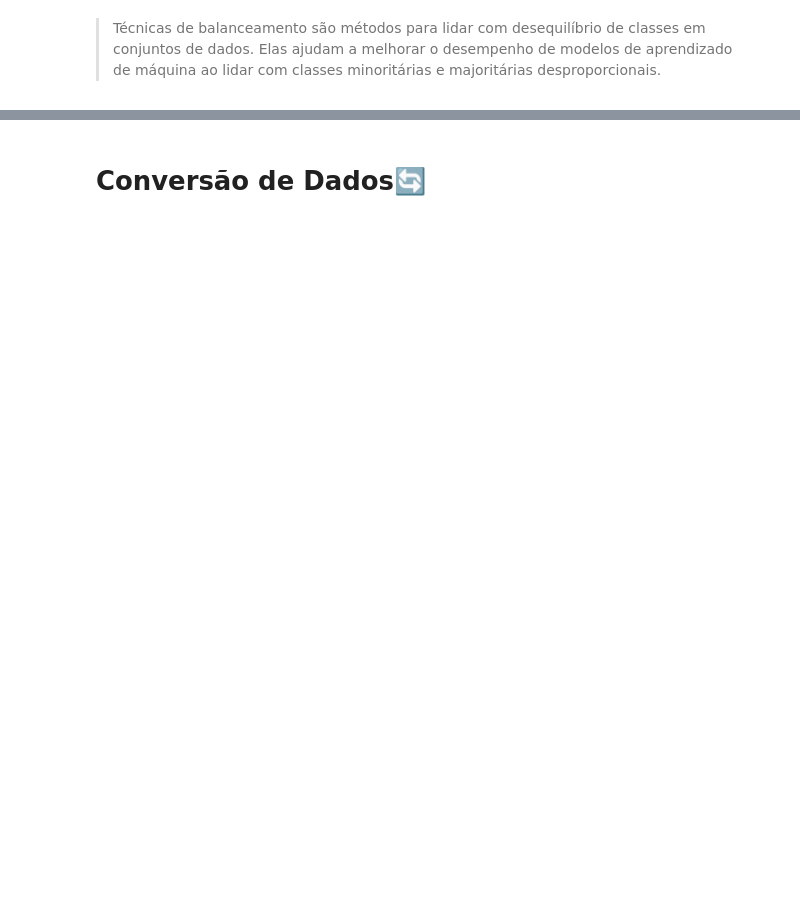
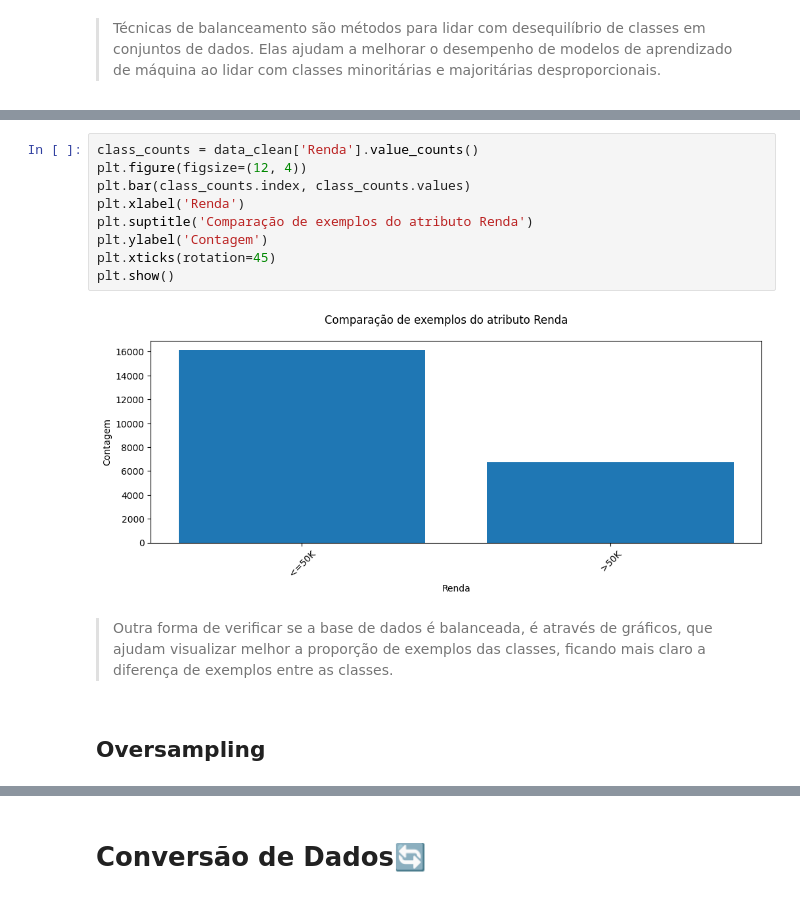
Before and after one commit to Henrique-Navarro/IA-PreProcessamento-Analise-de-Dados-Juptyter, a Jupyter notebook: jupyter_notebook.ipynb, the cells around one changed output, grey strips where cells are left out. Drawn from its saved outputs; the diff is of its cells as text; blank space fills up the shorter version.

```diff
--- a/jupyter_notebook.ipynb
+++ b/jupyter_notebook.ipynb
@@ -1120,0 +1208,15 @@ A base de dados limpa possui 0 exemplos e 9 atributos
+# %%
+class_counts = data_clean['Renda'].value_counts()
+plt.figure(figsize=(12, 4))
+plt.bar(class_counts.index, class_counts.values)
+plt.xlabel('Renda')
+plt.suptitle('Comparação de exemplos do atributo Renda')
+plt.ylabel('Contagem')
+plt.xticks(rotation=45)
+plt.show()
+# %% [output]
+[figure, added]
+# %% [markdown]
+> Outra forma de verificar se a base de dados é balanceada, é através de gráficos, que ajudam visualizar melhor a proporção de exemplos das classes, ficando mais claro a diferença de exemplos entre as classes.
+# %% [markdown]
+## Oversampling
```
Also changed, not shown: parts of 56 cells of this notebook.
